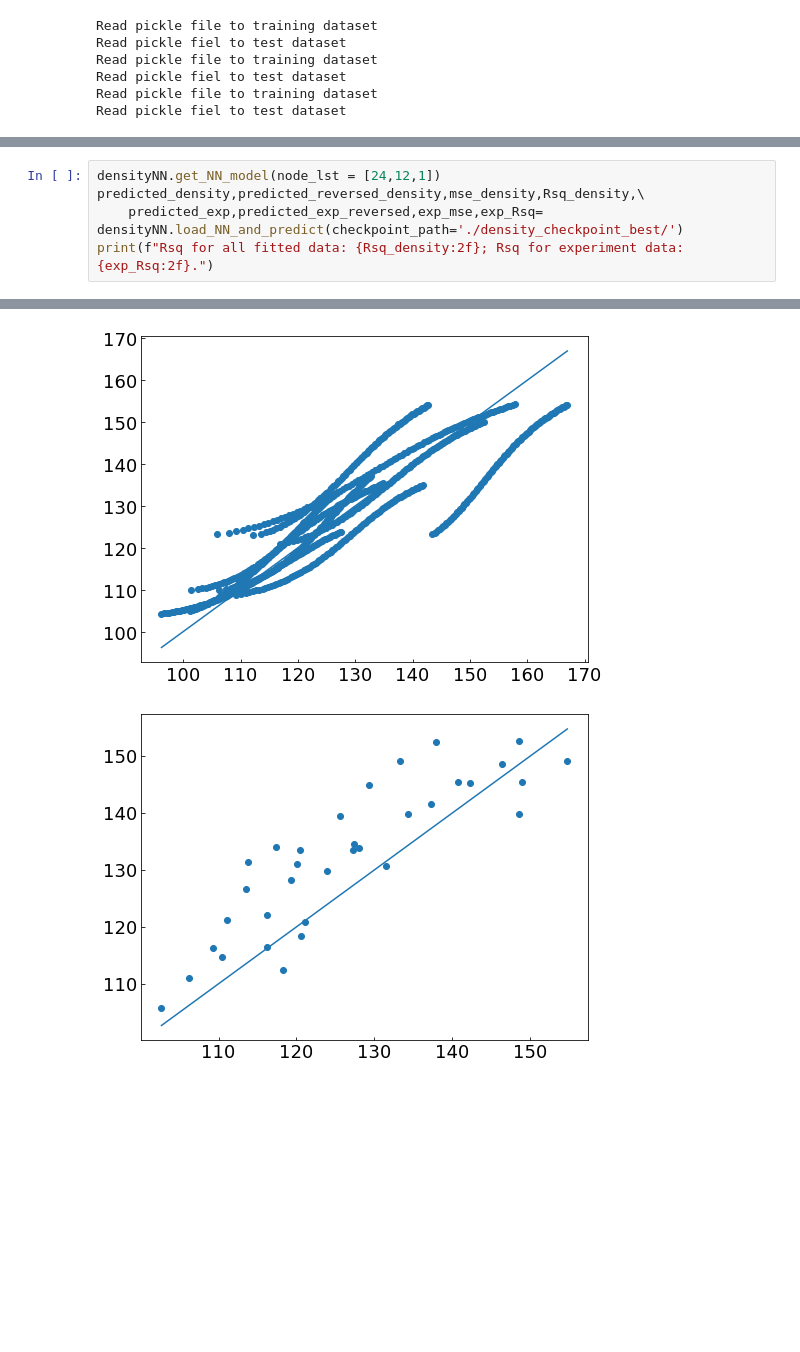
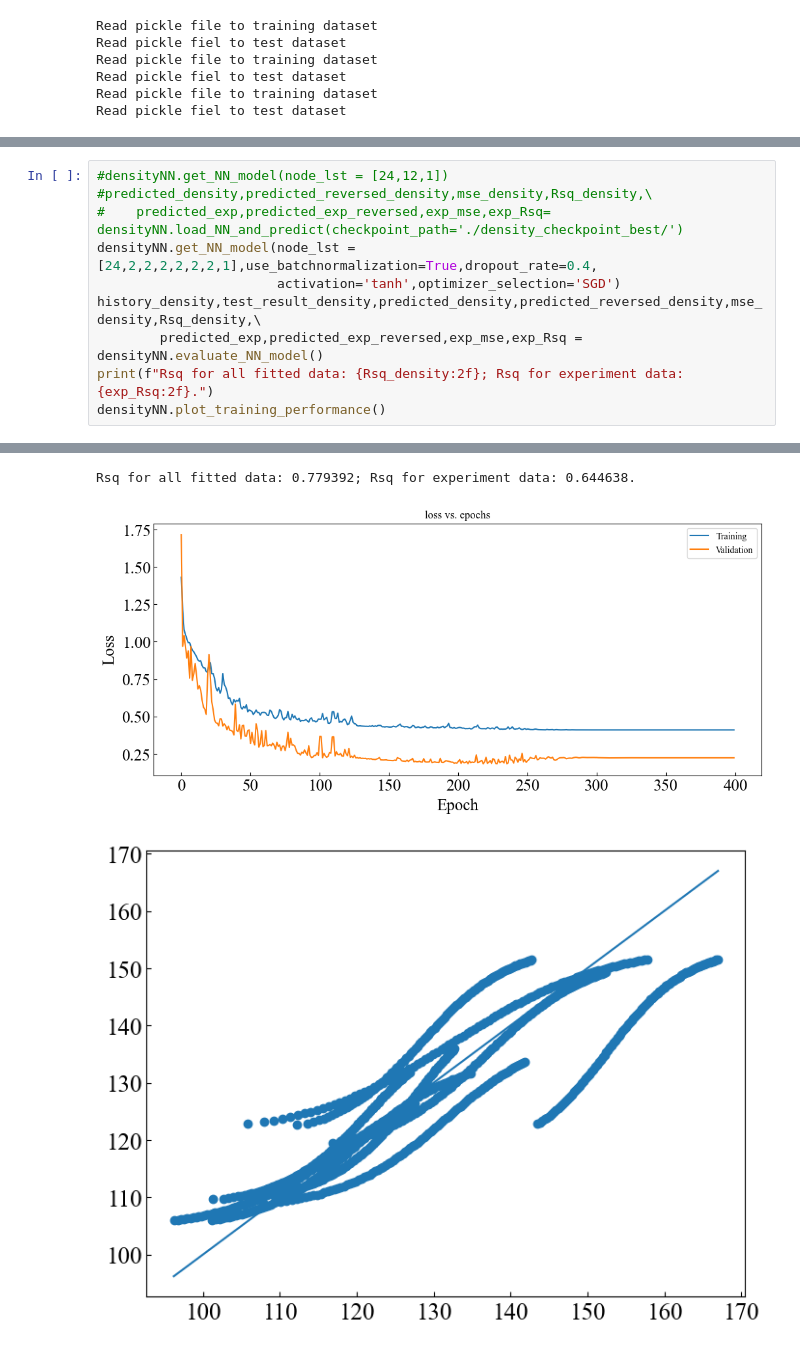
Before and after one commit to YudongLi90/CompressiblePackedBedModel, a Jupyter notebook: NN_training.ipynb, the cells around one changed output, grey strips where cells are left out. Drawn from its saved outputs; the diff is of its cells as text; blank space fills up the shorter version.

```diff
--- a/NN_training.ipynb
+++ b/NN_training.ipynb
@@ -114,6 +118,11 @@ findfont: Generic family 'serif' not found because none of the following familie
 # %%
-densityNN.get_NN_model(node_lst = [24,12,1])
-predicted_density,predicted_reversed_density,mse_density,Rsq_density,\
-    predicted_exp,predicted_exp_reversed,exp_mse,exp_Rsq= densityNN.load_NN_and_predict(checkpoint_path='./density_checkpoint_best/')
+#densityNN.get_NN_model(node_lst = [24,12,1])
+#predicted_density,predicted_reversed_density,mse_density,Rsq_density,\
+#    predicted_exp,predicted_exp_reversed,exp_mse,exp_Rsq= densityNN.load_NN_and_predict(checkpoint_path='./density_checkpoint_best/')
+densityNN.get_NN_model(node_lst = [24,2,2,2,2,2,2,1],use_batchnormalization=True,dropout_rate=0.4,
+                       activation='tanh',optimizer_selection='SGD')
+history_density,test_result_density,predicted_density,predicted_reversed_density,mse_density,Rsq_density,\
+        predicted_exp,predicted_exp_reversed,exp_mse,exp_Rsq = densityNN.evaluate_NN_model()
 print(f"Rsq for all fitted data: {Rsq_density:2f}; Rsq for experiment data: {exp_Rsq:2f}.")
+densityNN.plot_training_performance()
 # %% [output]
@@ -124,2 +134,3 @@ Rsq for all fitted data: 0.786813; Rsq for experiment data: 0.566168.
+Rsq for all fitted data: 0.779392; Rsq for experiment data: 0.644638.
-[figure, old version]
+[figure, new version]
-[figure, old version]
+[figure, new version]
```
Also changed, not shown: parts of 12 cells of this notebook, 10 other files.
